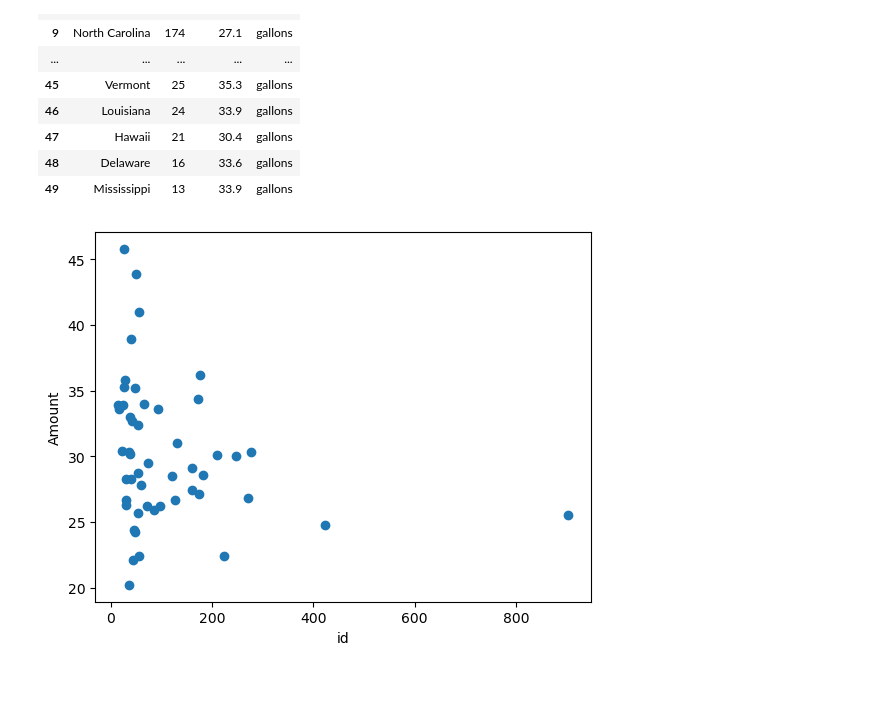
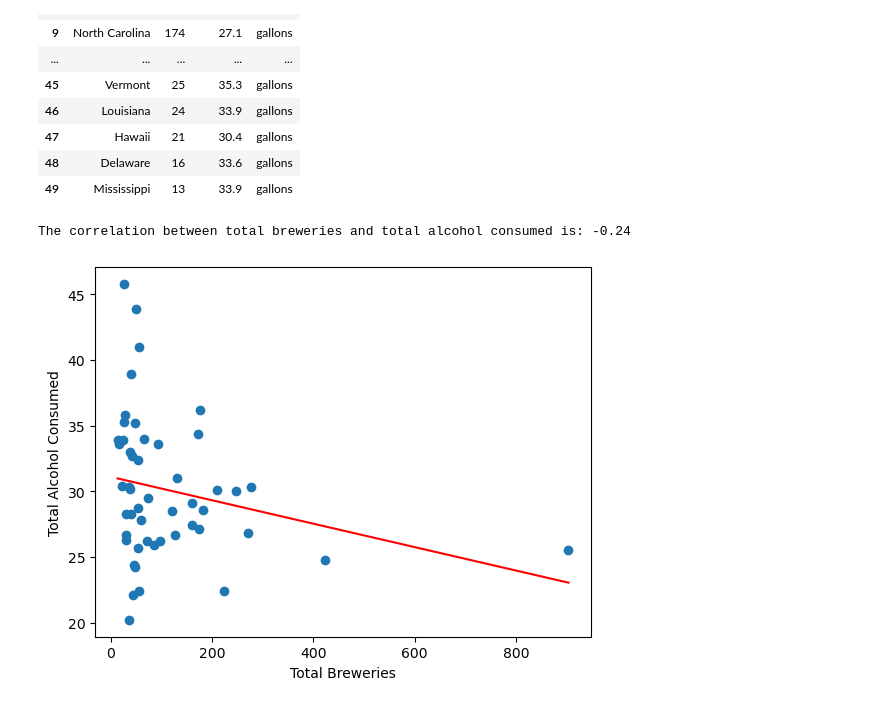
Before and after one commit to scorpionhand/Brewery_Project_One, a Jupyter notebook: Brewery projectAOedit correlation Q.ipynb, the cells around one changed output. Saved outputs shown, nothing was run; the diff lists cells and outputs as text; code cells hidden in the pictures.

Commit message:
Finished Scatter Plot

```diff
--- a/Brewery projectAOedit correlation Q.ipynb
+++ b/Brewery projectAOedit correlation Q.ipynb
@@ -217,10 +211,17 @@ consumption_count_of_breweries_comb
 # %%
 #Generate Scatter Plot
 
+slope, intercept, rvalue, pvalue, stderr = st.linregress(consumption_count_of_breweries_comb["id"], consumption_count_of_breweries_comb["Amount"])
+values = consumption_count_of_breweries_comb["id"] * slope + intercept
+
 plt.scatter(consumption_count_of_breweries_comb["id"], consumption_count_of_breweries_comb["Amount"])
-plt.xlabel("id")
-plt.ylabel("Amount")
+plt.plot(consumption_count_of_breweries_comb["id"], values, color = "r")
+plt.xlabel("Total Breweries")
+plt.ylabel("Total Alcohol Consumed")
 
+print(f"The correlation between total breweries and total alcohol consumed is: {round(rvalue, 2)}")
+plt.savefig("Scatter_Plot_Consumption_V_Breweries.png")
 plt.show()
 # %% [output]
+The correlation between total breweries and total alcohol consumed is: -0.24
-[figure, old version]
+[figure, new version]
```
Also changed, not shown: parts of 3 cells of this notebook, 2 other files.
